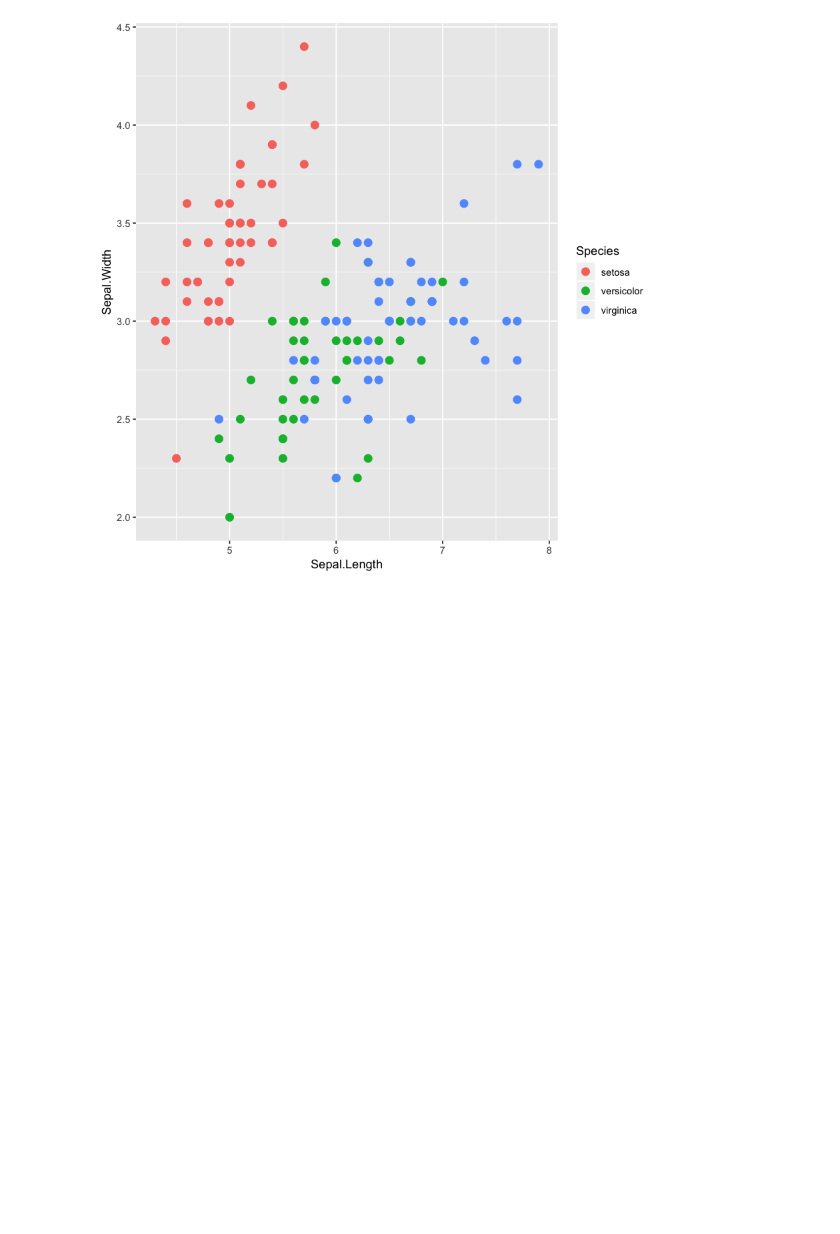
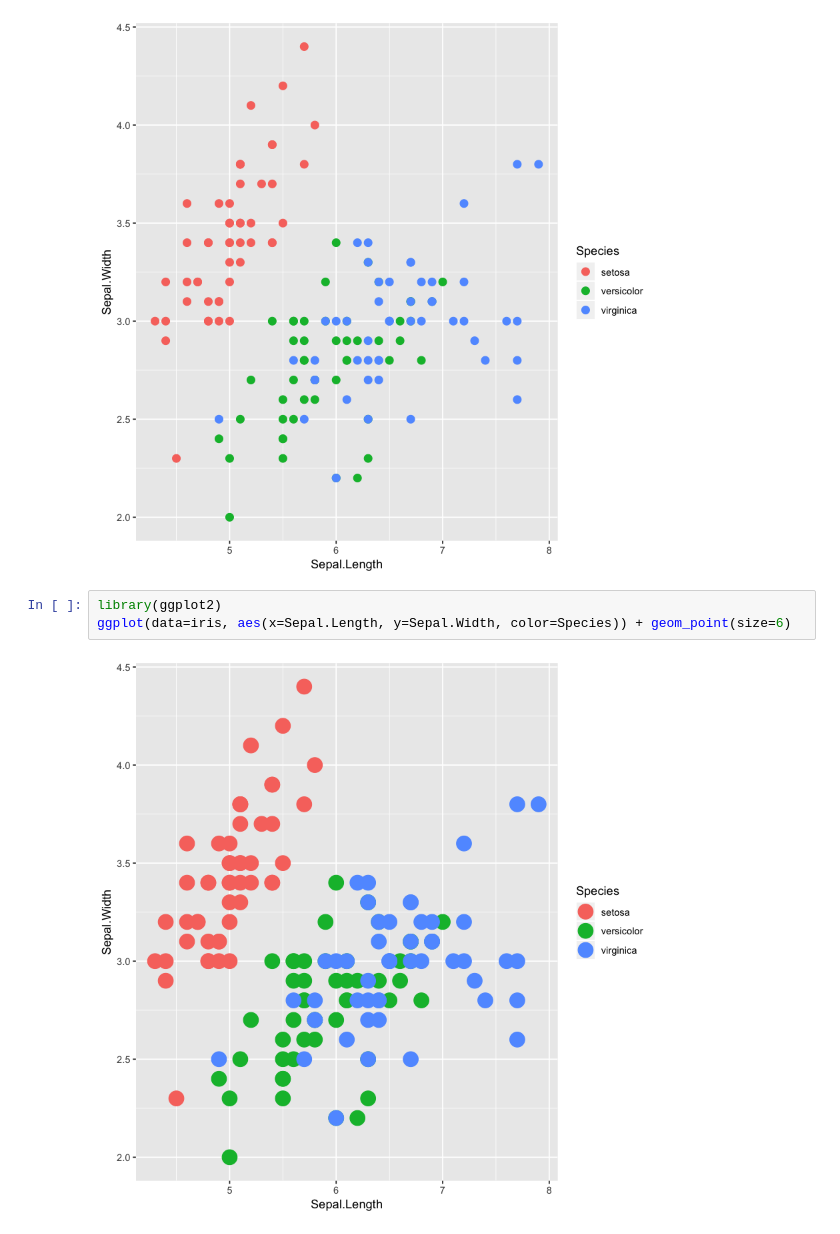
Before and after one commit to ananyapandya/Valora19, a Jupyter notebook: Demo_iris.ipynb, the cells around one changed output. Drawn from its saved outputs; the diff is of its cells as text; blank space fills up the shorter version.

```diff
--- a/Demo_iris.ipynb
+++ b/Demo_iris.ipynb
@@ -35,3 +35,8 @@ library(ggplot2)
 ggplot(data=iris, aes(x=Sepal.Length, y=Sepal.Width, color=Species)) + geom_point(size=3)
 # %% [output]
 [figure]
+# %%
+library(ggplot2)
+ggplot(data=iris, aes(x=Sepal.Length, y=Sepal.Width, color=Species)) + geom_point(size=6)
+# %% [output]
+[figure, added]
```
